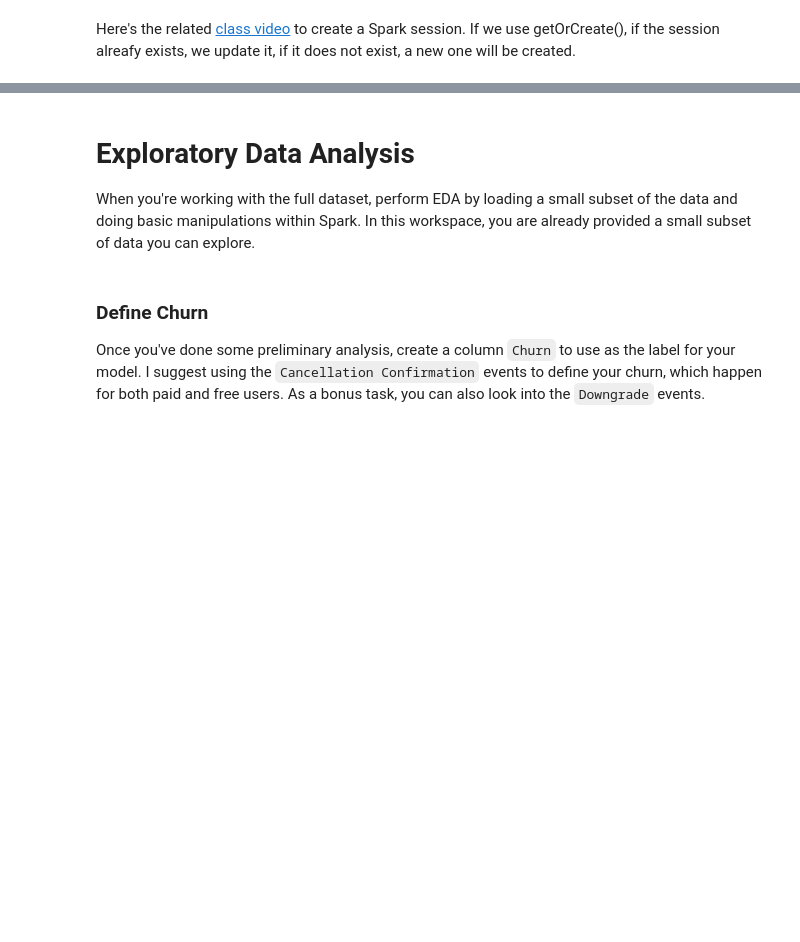
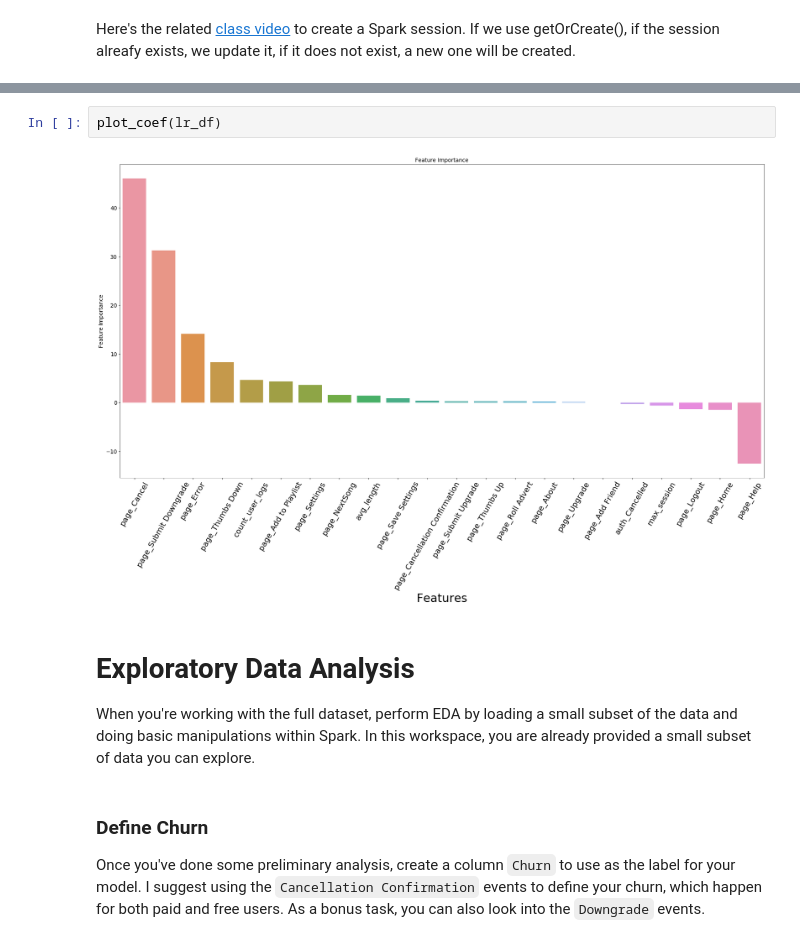
Before and after one commit to chpolyzo/DSND, a Jupyter notebook: Sparkify/Sparkify.ipynb, the cells around one changed output, grey strips where cells are left out. Drawn from its saved outputs; the diff is of its cells as text; blank space fills up the shorter version.

```diff
--- a/Sparkify/Sparkify.ipynb
+++ b/Sparkify/Sparkify.ipynb
@@ -444,3 +523,7 @@ It looks like we are done with NANs. Let's explore further our data.
+# %%
+plot_coef(lr_df)
+# %% [output]
+[figure, added]
 # %% [markdown]
 # Exploratory Data Analysis
 When you're working with the full dataset, perform EDA by loading a small subset of the data and doing basic manipulations within Spark. In this workspace, you are already provided a small subset of data you can explore.
```
Also changed, not shown: parts of 94 cells of this notebook, 2 other files.
